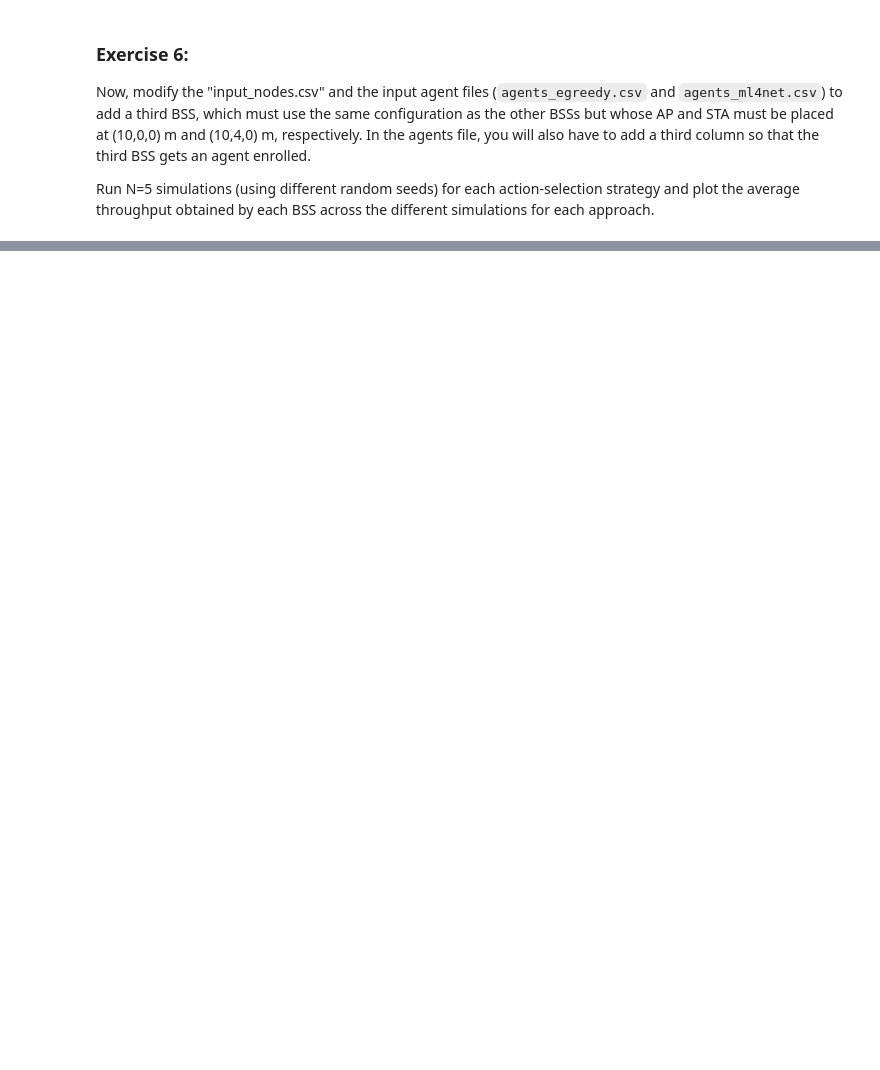
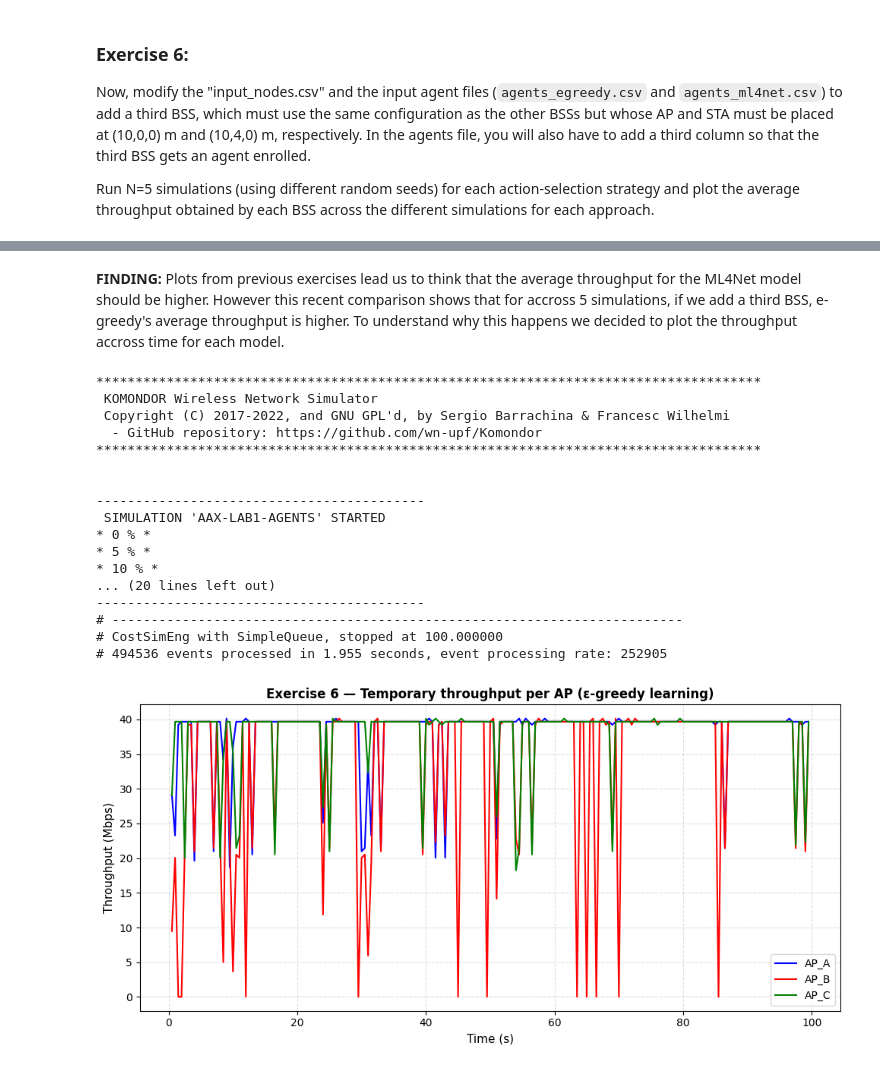
Before and after one commit to alexrogermoya/AAX_Projects, a Jupyter notebook: AAX_Labs/AAX_Lab1/AAX_Lab1.ipynb, the cells around one changed output, grey strips where cells are left out. Saved outputs shown, nothing was run; the diff lists cells and outputs as text; code cells hidden in the pictures; blank space fills up the shorter version.

```diff
--- a/AAX_Labs/AAX_Lab1/AAX_Lab1.ipynb
+++ b/AAX_Labs/AAX_Lab1/AAX_Lab1.ipynb
@@ -552,0 +655,57 @@ Run N=5 simulations (using different random seeds) for each action-selection str
+# %% [markdown]
+**FINDING:** Plots from previous exercises lead us to think that the average throughput for the ML4Net model should be higher. However this recent comparison shows that for accross 5 simulations, if we add a third BSS, e-greedy's average throughput is higher. To understand why this happens we decided to plot the throughput accross time for each model.
+# %%
+INPUT_FILE_NODES='../input/input_nodes_ex6.csv'
+INPUT_FILE_AGENTS  = '../input/agents_egreedy_ex6.csv'
+OUTPUT_FILE_LOGS='../output/logs_test_agents.txt'
+SIMULATION_CODE='AAX-LAB1-AGENTS'
+FLAG_SAVE_NODE_LOGS=0
+FLAG_SAVE_AGENT_LOGS=1
+FLAG_PRINT_SYSTEM_LOGS=0
+FLAG_PRINT_NODE_LOGS=0
+FLAG_PRINT_AGENT_LOGS=0
+SIM_TIME=100
+SEED=7
+
+!cd $mypath/main; ./komondor_main $INPUT_FILE_NODES $INPUT_FILE_AGENTS $OUTPUT_FILE_LOGS $SIMULATION_CODE $FLAG_SAVE_NODE_LOGS $FLAG_SAVE_AGENT_LOGS $FLAG_PRINT_SYSTEM_LOGS $FLAG_PRINT_NODE_LOGS $FLAG_PRINT_AGENT_LOGS $SIM_TIME $SEED
+
+# PARSE AND PLOT THROUGHPUT ─────────────────────────────────────
+times_A, thr_A = parse_agent_log(f'{mypath}/output/logs_output_AAX-LAB1-AGENTS_A0_A.txt')
+times_B, thr_B = parse_agent_log(f'{mypath}/output/logs_output_AAX-LAB1-AGENTS_A1_B.txt')
+times_C, thr_C = parse_agent_log(f'{mypath}/output/logs_output_AAX-LAB1-AGENTS_A2_C.txt')
+
+# PLOT ──────────────────────────────────────────────────────────────────
+fig, ax = plt.subplots(figsize=(10, 5))
+
+ax.plot(times_A, thr_A, color='blue', linewidth=1.5, label='AP_A')
+ax.plot(times_B, thr_B, color='red',    linewidth=1.5, label='AP_B')
+ax.plot(times_C, thr_C, color='green',    linewidth=1.5, label='AP_C')
+
+ax.set_xlabel('Time (s)', fontsize=11)
+ax.set_ylabel('Throughput (Mbps)', fontsize=11)
+ax.set_title('Exercise 6 — Temporary throughput per AP (ε-greedy learning)',
+             fontsize=12, fontweight='bold')
+ax.legend(fontsize=10)
+ax.grid(True, linestyle='--', alpha=0.4)
+plt.tight_layout()
+plt.savefig(f'{mypath}/output/exercise6_egreedy_throughput.png', dpi=150)
+plt.show()
+# %% [output]
+*************************************************************************************
+ KOMONDOR Wireless Network Simulator
+ Copyright (C) 2017-2022, and GNU GPL'd, by Sergio Barrachina & Francesc Wilhelmi
+  - GitHub repository: https://github.com/wn-upf/Komondor
+*************************************************************************************
+
+
+------------------------------------------
+ SIMULATION 'AAX-LAB1-AGENTS' STARTED
+* 0 % *
+* 5 % *
+* 10 % *
+... (20 lines left out)
+------------------------------------------
+# -------------------------------------------------------------------------
+# CostSimEng with SimpleQueue, stopped at 100.000000
+# 494536 events processed in 1.955 seconds, event processing rate: 252905
+[figure, added]
```
Also changed, not shown: parts of 29 cells of this notebook, 2 other files.
